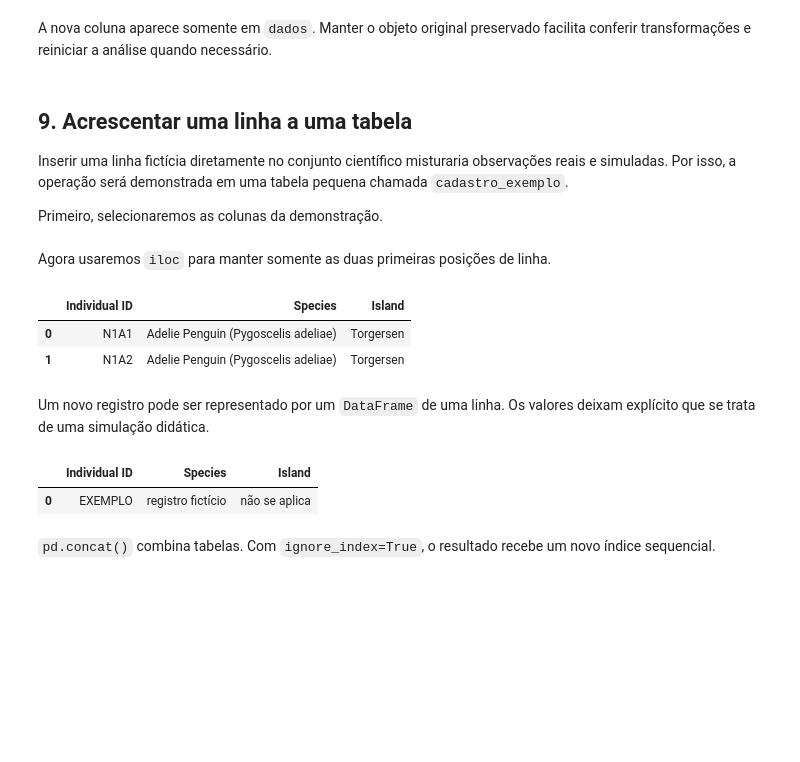
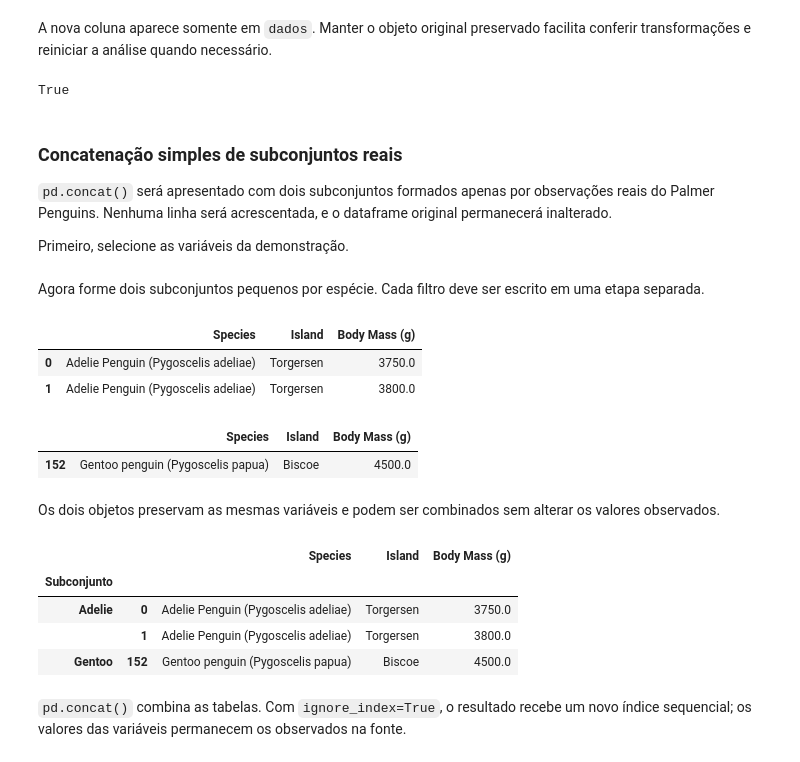
Before and after one commit to carubbi/MQ, a Jupyter notebook: notebooks/resolvidos/u1_a01_ambientacao_dados.ipynb, the cells around one changed output. Cells and saved outputs as stored; diff of their text form; code cells hidden in the pictures; blank space fills up the shorter version.

```diff
--- a/notebooks/resolvidos/u1_s01_fundamentos_estatisticos_aula01.ipynb
+++ b/notebooks/resolvidos/u1_a01_ambientacao_dados.ipynb
@@ -443,48 +458,71 @@ comparacao_massa.head()
 | 4 | 3450.0 | 3.45 |
 # %% [markdown]
 A nova coluna aparece somente em `dados`. Manter o objeto original preservado facilita conferir transformações e reiniciar a análise quando necessário.
+# %%
+# Confirmar que a coluna derivada não foi criada no dataframe original.
+"Body Mass (kg)" not in df.columns
+# %% [output]
+True
 # %% [markdown]
-## 9. Acrescentar uma linha a uma tabela
+### Concatenação simples de subconjuntos reais
 
-Inserir uma linha fictícia diretamente no conjunto científico misturaria observações reais e simuladas. Por isso, a operação será demonstrada em uma tabela pequena chamada `cadastro_exemplo`.
+`pd.concat()` será apresentado com dois subconjuntos formados apenas por observações reais do Palmer Penguins. Nenhuma linha será acrescentada, e o dataframe original permanecerá inalterado.
 
-Primeiro, selecionaremos as colunas da demonstração.
+Primeiro, selecione as variáveis da demonstração.
 # %%
-colunas_cadastro = [
-    "Individual ID",
+# Selecionar espécie, ilha e massa corporal para a demonstração.
+colunas_demonstracao = [
     "Species",
     "Island",
+    "Body Mass (g)",
 ]
-
-cadastro_exemplo = df.loc[:, colunas_cadastro]
+dados_demonstracao = df.loc[:, colunas_demonstracao]
 # %% [markdown]
-Agora usaremos `iloc` para manter somente as duas primeiras posições de linha.
+Agora forme dois subconjuntos pequenos por espécie. Cada filtro deve ser escrito em uma etapa separada.
 # %%
-cadastro_exemplo = cadastro_exemplo.iloc[0:2, :]
+# Selecionar duas observações reais da espécie Adelie.
+filtro_adelie = (
+    dados_demonstracao["Species"]
+    == "Adelie Penguin (Pygoscelis adeliae)"
+)
+subconjunto_adelie = dados_demonstracao.loc[filtro_adelie].head(2).copy()
 
-cadastro_exemplo
+subconjunto_adelie
 # %% [output]
-|  | Individual ID | Species | Island |
-| 0 | N1A1 | Adelie Penguin (Pygoscelis adeliae) | Torgersen |
-| 1 | N1A2 | Adelie Penguin (Pygoscelis adeliae) | Torgersen |
+|  | Species | Island | Body Mass (g) |
+| 0 | Adelie Penguin (Pygoscelis adeliae) | Torgersen | 3750.0 |
+| 1 | Adelie Penguin (Pygoscelis adeliae) | Torgersen | 3800.0 |
 # %%
-# Tornar o recorte independente antes de modificá-lo.
-cadastro_exemplo = cadastro_exemplo.copy()
+# Selecionar uma observação real da espécie Gentoo.
+filtro_gentoo = (
+    dados_demonstracao["Species"]
+    == "Gentoo penguin (Pygoscelis papua)"
+)
+subconjunto_gentoo = dados_demonstracao.loc[filtro_gentoo].head(1).copy()
+
+subconjunto_gentoo
+# %% [output]
+|  | Species | Island | Body Mass (g) |
+| 152 | Gentoo penguin (Pygoscelis papua) | Biscoe | 4500.0 |
 # %% [markdown]
-Um novo registro pode ser representado por um `DataFrame` de uma linha. Os valores deixam explícito que se trata de uma simulação didática.
+Os dois objetos preservam as mesmas variáveis e podem ser combinados sem alterar os valores observados.
 # %%
-novo_registro = pd.DataFrame(
-    [{
-        "Individual ID": "EXEMPLO",
-        "Species": "registro fictício",
-        "Island": "não se aplica",
-    }]
+# Conferir os dois subconjuntos antes da concatenação.
+subconjuntos_separados = pd.concat(
+    {
+        "Adelie": subconjunto_adelie,
+        "Gentoo": subconjunto_gentoo,
+    },
+    names=["Subconjunto"],
 )
 
-novo_registro
+subconjuntos_separados
 # %% [output]
-|  | Individual ID | Species | Island |
-| 0 | EXEMPLO | registro fictício | não se aplica |
+|  |  | Species | Island | Body Mass (g) |
+| Subconjunto |  |  |  |  |
+| Adelie | 0 | Adelie Penguin (Pygoscelis adeliae) | Torgersen | 3750.0 |
+|  | 1 | Adelie Penguin (Pygoscelis adeliae) | Torgersen | 3800.0 |
+| Gentoo | 152 | Gentoo penguin (Pygoscelis papua) | Biscoe | 4500.0 |
 # %% [markdown]
-`pd.concat()` combina tabelas. Com `ignore_index=True`, o resultado recebe um novo índice sequencial.
+`pd.concat()` combina as tabelas. Com `ignore_index=True`, o resultado recebe um novo índice sequencial; os valores das variáveis permanecem os observados na fonte.
 # %%
```
Also changed, not shown: parts of 29 cells of this notebook, 35 other files.
